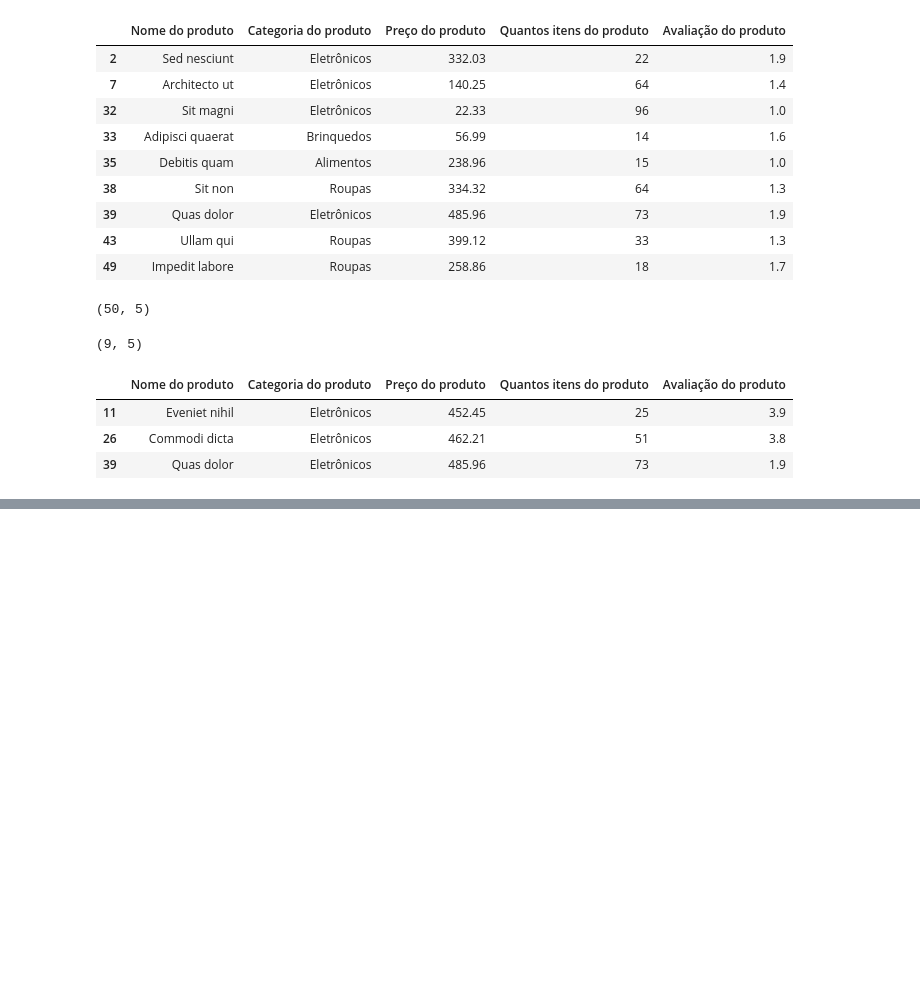
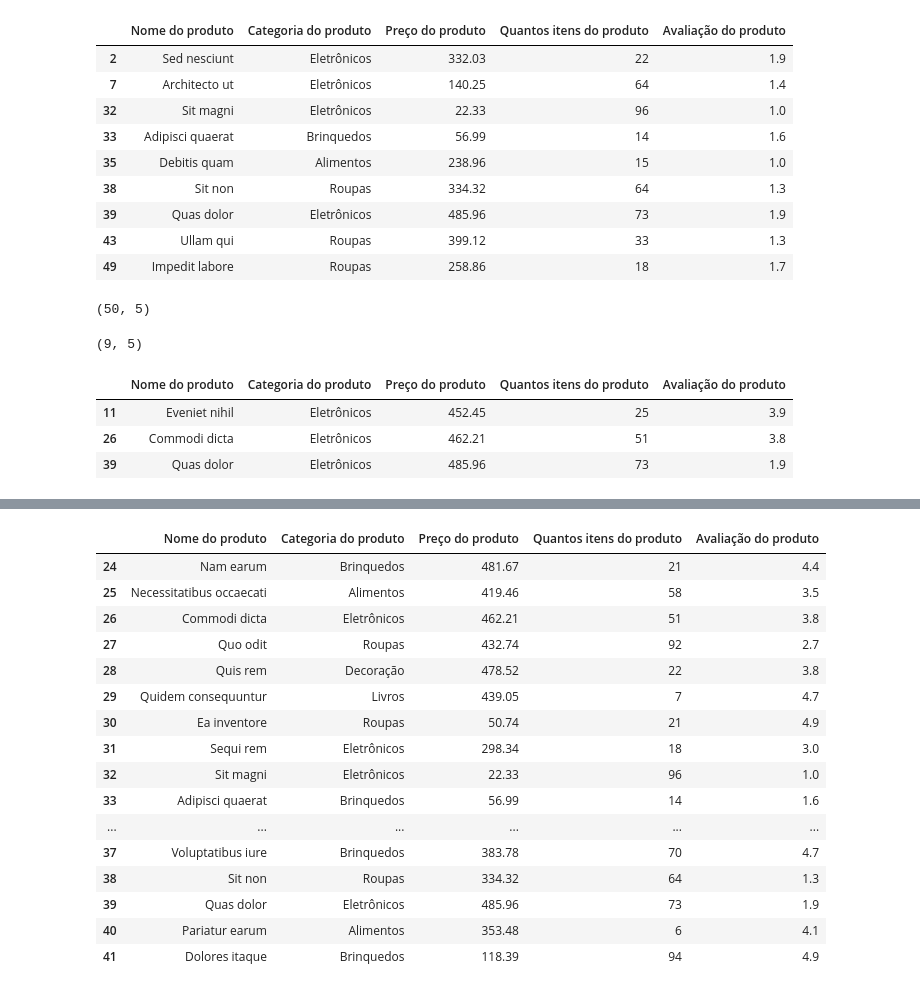
Before and after one commit to Bodegami/formacao-especialista-em-ia, a Jupyter notebook: python-ia-aplicada/Python_applied_ai.ipynb, the cells around one changed output, grey strips where cells are left out. Saved outputs shown, nothing was run; the diff lists cells and outputs as text; code cells hidden in the pictures; blank space fills up the shorter version.

Commit message:
metodos LOC e ILOC

```diff
--- a/python-ia-aplicada/Python_applied_ai.ipynb
+++ b/python-ia-aplicada/Python_applied_ai.ipynb
@@ -1535,0 +1546,20 @@ df_products[(df_products['Categoria do produto'] == "Eletrônicos")
+# %%
+df_products.iloc[24:42]
+# %% [output]
+|  | Nome do produto | Categoria do produto | Preço do produto | Quantos itens do produto | Avaliação do produto |
+| 24 | Nam earum | Brinquedos | 481.67 | 21 | 4.4 |
+| 25 | Necessitatibus occaecati | Alimentos | 419.46 | 58 | 3.5 |
+| 26 | Commodi dicta | Eletrônicos | 462.21 | 51 | 3.8 |
+| 27 | Quo odit | Roupas | 432.74 | 92 | 2.7 |
+| 28 | Quis rem | Decoração | 478.52 | 22 | 3.8 |
+| 29 | Quidem consequuntur | Livros | 439.05 | 7 | 4.7 |
+| 30 | Ea inventore | Roupas | 50.74 | 21 | 4.9 |
+| 31 | Sequi rem | Eletrônicos | 298.34 | 18 | 3.0 |
+| 32 | Sit magni | Eletrônicos | 22.33 | 96 | 1.0 |
+| 33 | Adipisci quaerat | Brinquedos | 56.99 | 14 | 1.6 |
+| ... | ... | ... | ... | ... | ... |
+| 37 | Voluptatibus iure | Brinquedos | 383.78 | 70 | 4.7 |
+| 38 | Sit non | Roupas | 334.32 | 64 | 1.3 |
+| 39 | Quas dolor | Eletrônicos | 485.96 | 73 | 1.9 |
+| 40 | Pariatur earum | Alimentos | 353.48 | 6 | 4.1 |
+| 41 | Dolores itaque | Brinquedos | 118.39 | 94 | 4.9 |
```
Also changed, not shown: parts of 10 cells of this notebook.
